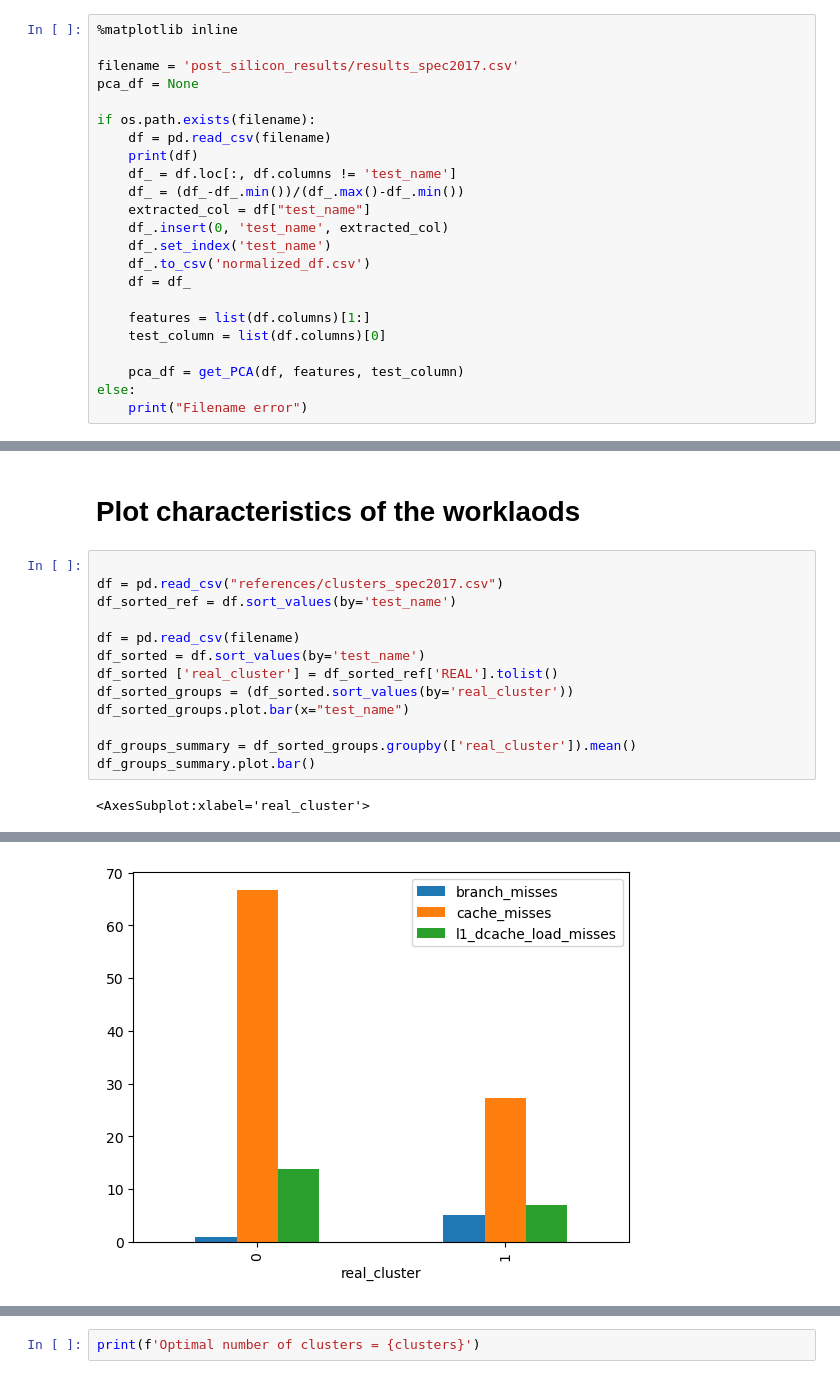
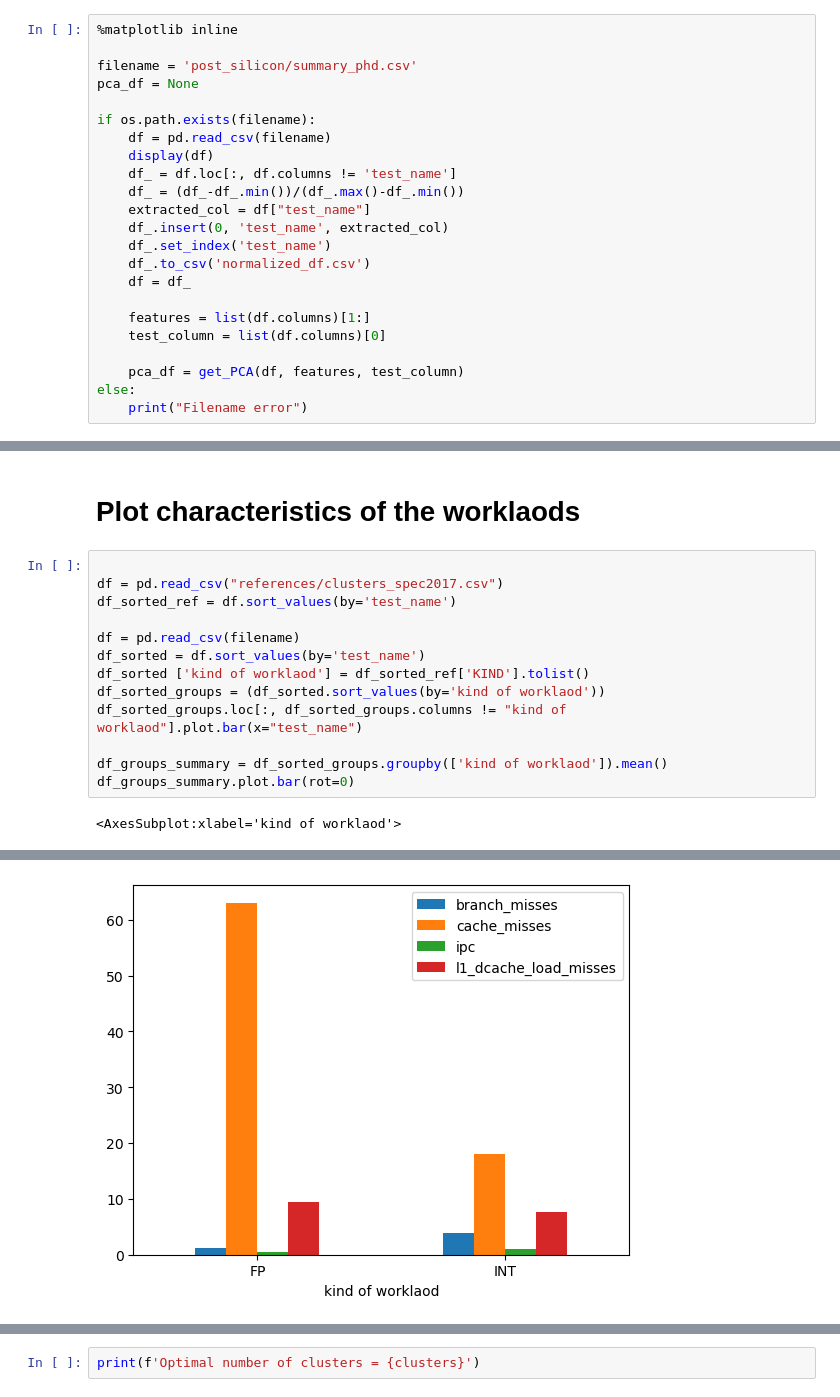
Before and after one commit to VictorRodriguez/doctorado, a Jupyter notebook: detector/main_post_silicon.ipynb, the cells around one changed output, grey strips where cells are left out. Drawn from its saved outputs; the diff is of its cells as text.

```diff
--- a/detector/main_post_silicon.ipynb
+++ b/detector/main_post_silicon.ipynb
@@ -11,12 +11,12 @@ from clustering.cluster_score import *
 # %%
 %matplotlib inline
 
-filename = 'post_silicon_results/results_spec2017.csv'
+filename = 'post_silicon/summary_phd.csv'
 pca_df = None
 
 if os.path.exists(filename):
     df = pd.read_csv(filename)
-    print(df)
+    display(df)
     df_ = df.loc[:, df.columns != 'test_name']
     df_ = (df_-df_.min())/(df_.max()-df_.min())
     extracted_col = df["test_name"]
@@ -60,11 +61,11 @@ df_sorted_ref = df.sort_values(by='test_name')
 
 df = pd.read_csv(filename)
 df_sorted = df.sort_values(by='test_name')
-df_sorted ['real_cluster'] = df_sorted_ref['REAL'].tolist()
-df_sorted_groups = (df_sorted.sort_values(by='real_cluster'))
-df_sorted_groups.plot.bar(x="test_name")
+df_sorted ['kind of worklaod'] = df_sorted_ref['KIND'].tolist()
+df_sorted_groups = (df_sorted.sort_values(by='kind of worklaod'))
+df_sorted_groups.loc[:, df_sorted_groups.columns != "kind of worklaod"].plot.bar(x="test_name")
 
-df_groups_summary = df_sorted_groups.groupby(['real_cluster']).mean()
-df_groups_summary.plot.bar()
+df_groups_summary = df_sorted_groups.groupby(['kind of worklaod']).mean()
+df_groups_summary.plot.bar(rot=0)
 # %% [output]
-<AxesSubplot:xlabel='real_cluster'>
+<AxesSubplot:xlabel='kind of worklaod'>
@@ -72,4 +73,4 @@ df_groups_summary.plot.bar()
-[figure, old version]
+[figure, new version]
 # %%
 if os.path.exists("pca.csv"):
     clusters = calculate_elbow(pd.read_csv("pca.csv"))
```
Also changed, not shown: parts of 7 cells of this notebook, 13 other files.
